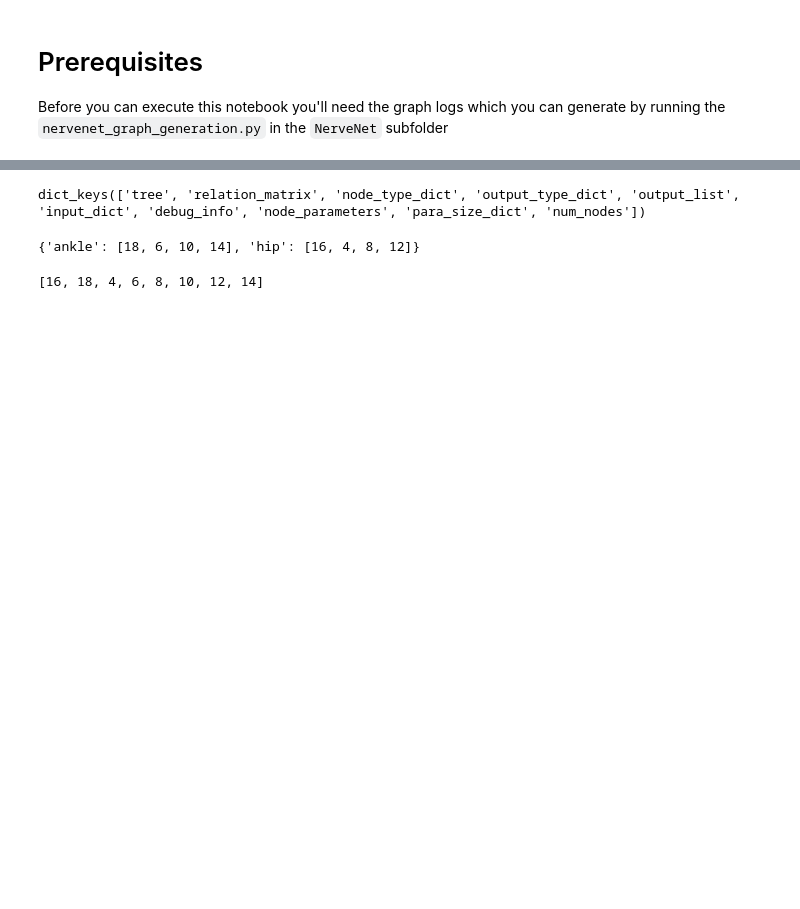
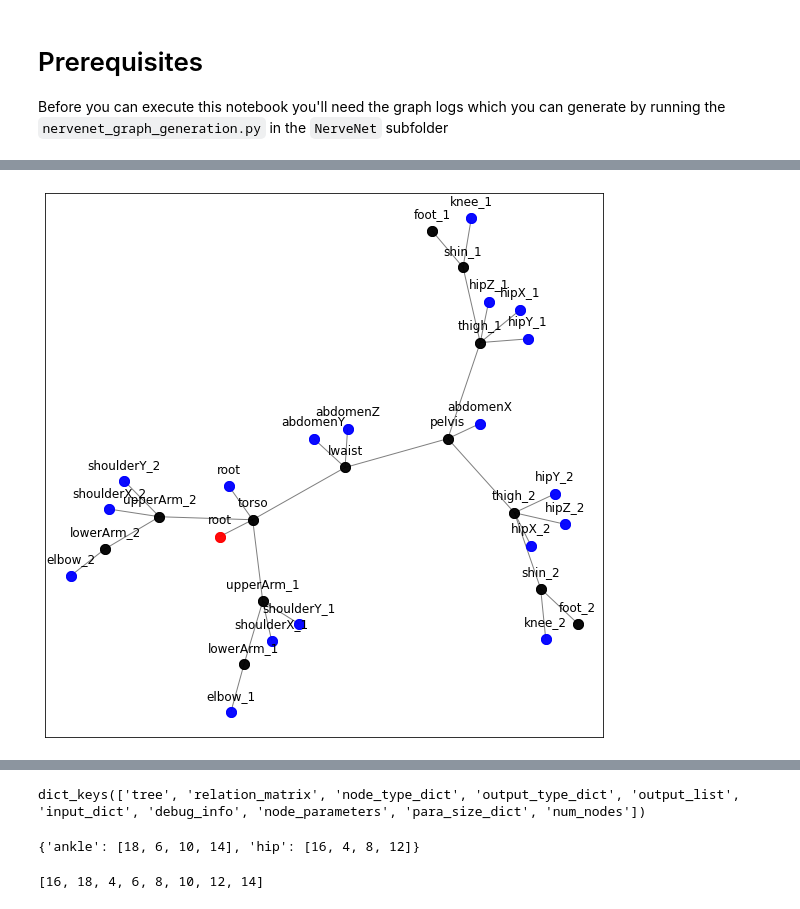
Before and after one commit to HannesStark/gnn-reinforcement-learning, a Jupyter notebook: playground/graph_visualization/robot_graph_visualization.ipynb, the cells around one changed output, grey strips where cells are left out. Drawn from its saved outputs; the diff is of its cells as text; code cells hidden in the pictures; blank space fills up the shorter version.

```diff
--- a/playground/graph_visualization/robot_graph_visualization.ipynb
+++ b/playground/graph_visualization/robot_graph_visualization.ipynb
@@ -112,4 +95,6 @@ CentipedeFour_log = visualize_task_graph("CentipedeFour-v1", figsize=(14,14))
 # %%
-Humanoid_log = visualize_task_graph("Humanoid-v1", figsize=(14,14))
+Humanoid_log = visualize_task_graph("Humanoid-v1")
+# %% [output]
+[figure, added]
 # %%
 WalkersKangaroo_log = visualize_task_graph("WalkersKangaroo-v1")
```
Also changed, not shown: parts of 17 cells of this notebook.
